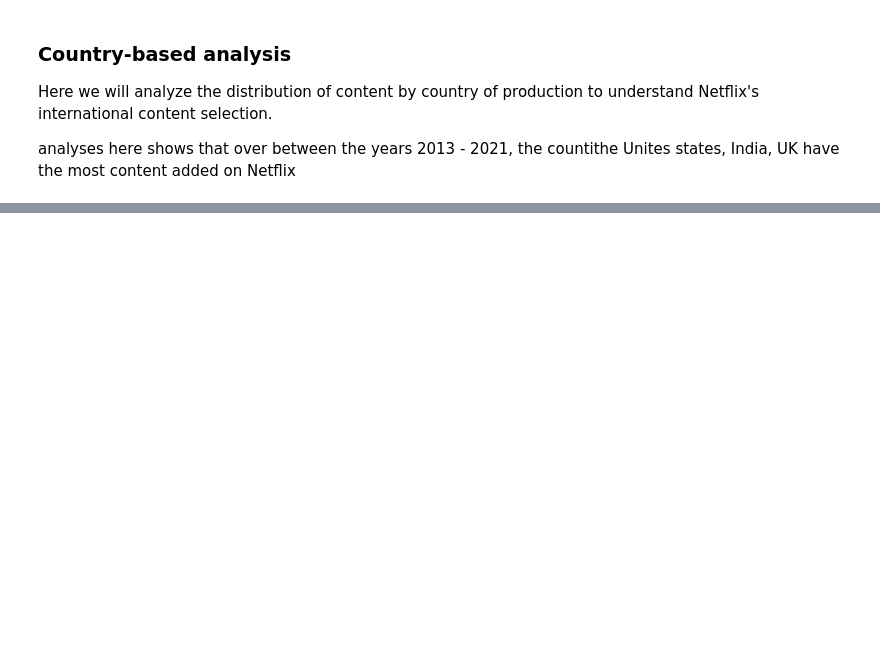
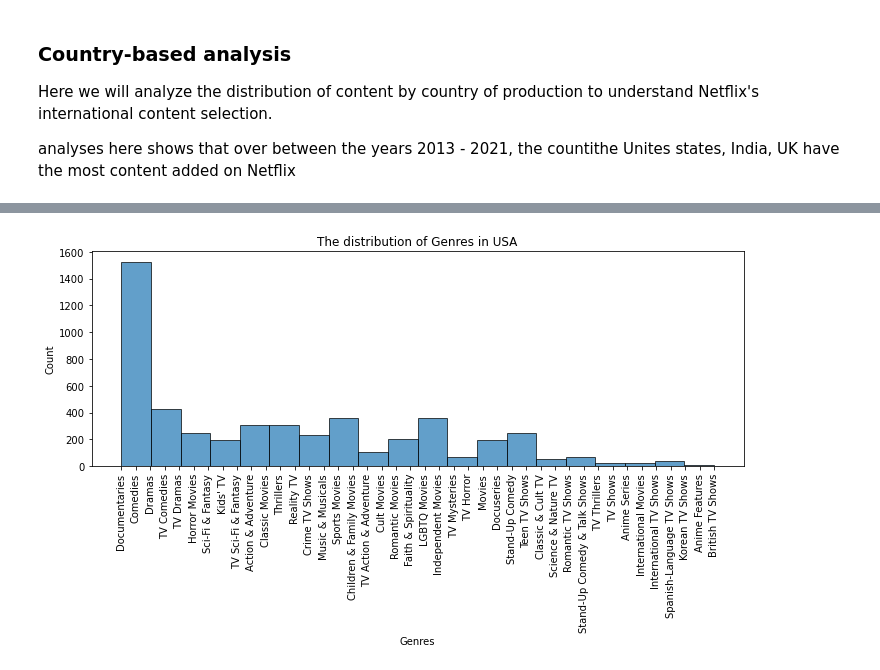
Before and after one commit to ngokoana/Netflix, a Jupyter notebook: Netflix team 1.ipynb, the cells around one changed output, grey strips where cells are left out. Cells and saved outputs as stored; diff of their text form; code cells hidden in the pictures; blank space fills up the shorter version.

```diff
--- a/Netflix team 1.ipynb
+++ b/Netflix team 1.ipynb
@@ -109,0 +114,13 @@ plt.show()
+# %%
+def usa_genre(df):
+    usa_data = df[df['country'] == 'United States']  # Filter for movies/shows in the USA
+    genres = usa_data['listed_in'].str.split(', ').explode()  # Explode the genres into separate rows
+    show_ids = usa_data['show_id']  # Get the show_ids for each genre
+    genre_counts = pd.DataFrame({'show_id': show_ids, 'genre': genres})  # Create a DataFrame with show_id and genre
+    genre_counts = genre_counts.groupby('genre')['show_id'].count().reset_index()  # Count the number of shows for each genre
+
+    print(f"Number of shows/movie per genre in the USA:")
+    print(genre_counts)
+
+# Call the function
+usa_genre(df)
@@ -109,0 +145,24 @@ plt.show()
+# %%
+import pandas as pd
+import matplotlib.pyplot as plt
+
+# Read your dataset (replace with the actual file path)
+netflix_titles = "/Users/ngokoana/Downloads/netflix_titles.csv"
+df = pd.read_csv("netflix_titles.csv")
+
+def usa_genre(df):
+    usa_data = df[df['country'] == 'United States']  # Filter for movies/shows in the USA
+    genres = usa_data['listed_in'].str.split(', ').explode()  # Explode the genres into separate rows
+
+    # Create a histogram for genre distribution
+    plt.figure(figsize=(10, 6))
+    plt.hist(genres, bins=20, edgecolor='black', alpha=0.7)
+    plt.title('The distribution of Genres in USA')
+    plt.xlabel('Genres')
+    plt.ylabel('Count')
+    plt.xticks(rotation=90)  # Rotate x-axis labels for better readability
+    plt.tight_layout()
+    plt.show()
+usa_genre(df)
+# %% [output]
+[figure, added]
```
Also changed, not shown: parts of 10 cells of this notebook.
